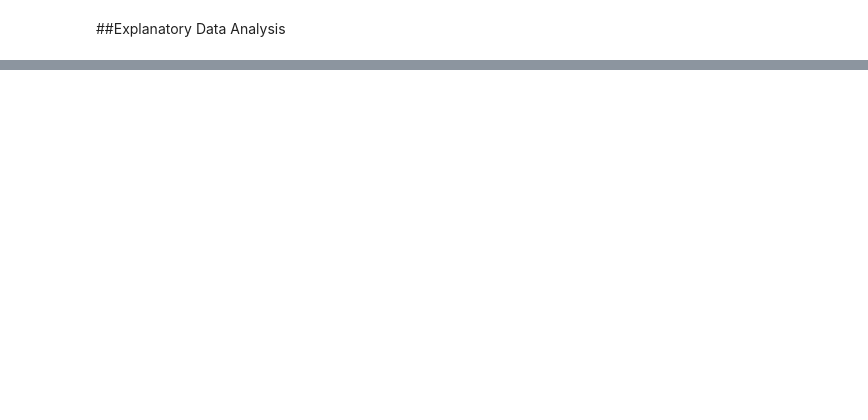
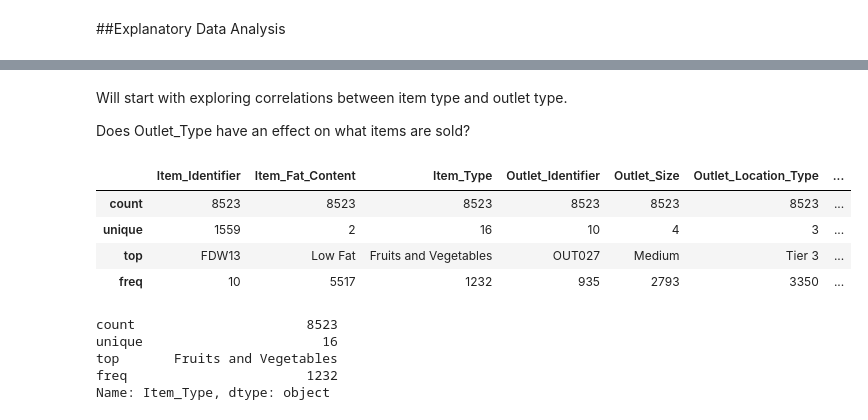
Before and after one commit to jtanzi56/Prediction-of-Product-Sales, a Jupyter notebook: Sales_Prediction_jtanzi.ipynb, the cells around one changed output, grey strips where cells are left out. Drawn from its saved outputs; the diff is of its cells as text; code cells hidden in the pictures; blank space fills up the shorter version.

```diff
--- a/Sales_Prediction_jtanzi.ipynb
+++ b/Sales_Prediction_jtanzi.ipynb
@@ -674,0 +722,20 @@ sns.heatmap(corr, cmap = 'coolwarm', annot = True);
+# %% [markdown]
+Will start with exploring correlations between item type and outlet type.
+
+Does Outlet_Type have an effect on what items are sold?
+# %%
+df_sp.describe(include='object')
+# %% [output]
+|  | Item_Identifier | Item_Fat_Content | Item_Type | Outlet_Identifier | Outlet_Size | Outlet_Location_Type | ... |
+| count | 8523 | 8523 | 8523 | 8523 | 8523 | 8523 | ... |
+| unique | 1559 | 2 | 16 | 10 | 4 | 3 | ... |
+| top | FDW13 | Low Fat | Fruits and Vegetables | OUT027 | Medium | Tier 3 | ... |
+| freq | 10 | 5517 | 1232 | 935 | 2793 | 3350 | ... |
+# %%
+df_sp['Item_Type'].describe()
+# %% [output]
+count                      8523
+unique                       16
+top       Fruits and Vegetables
+freq                       1232
+Name: Item_Type, dtype: object
```
Also changed, not shown: parts of 15 cells of this notebook.
